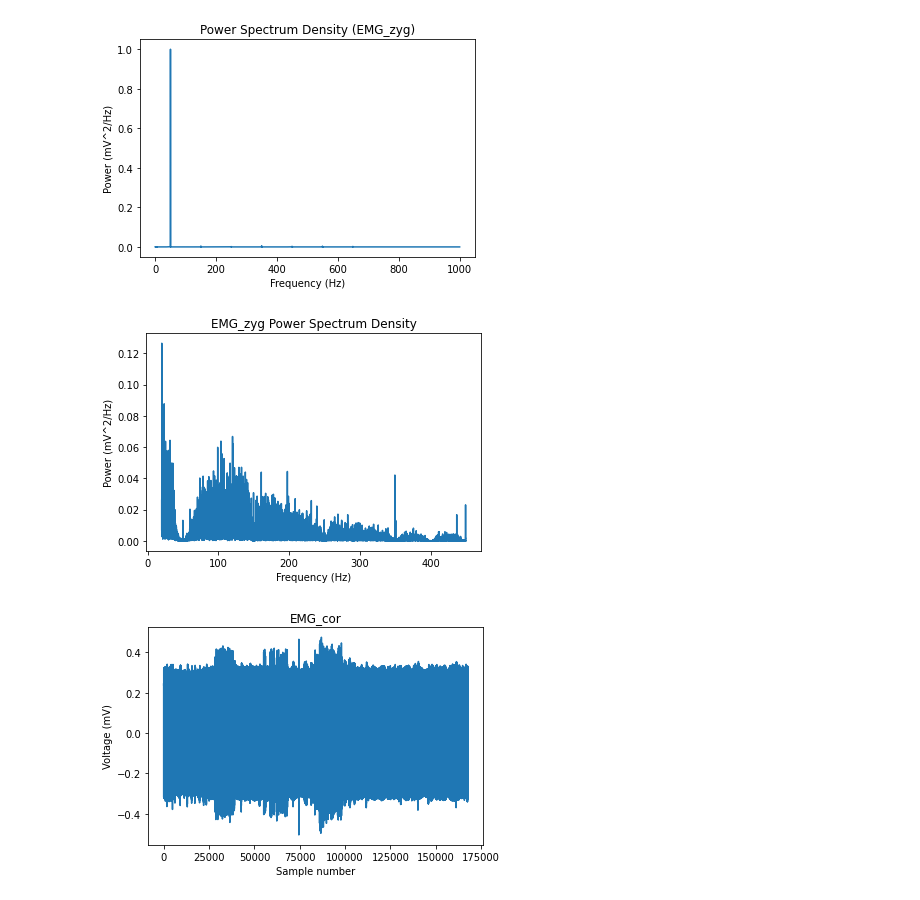
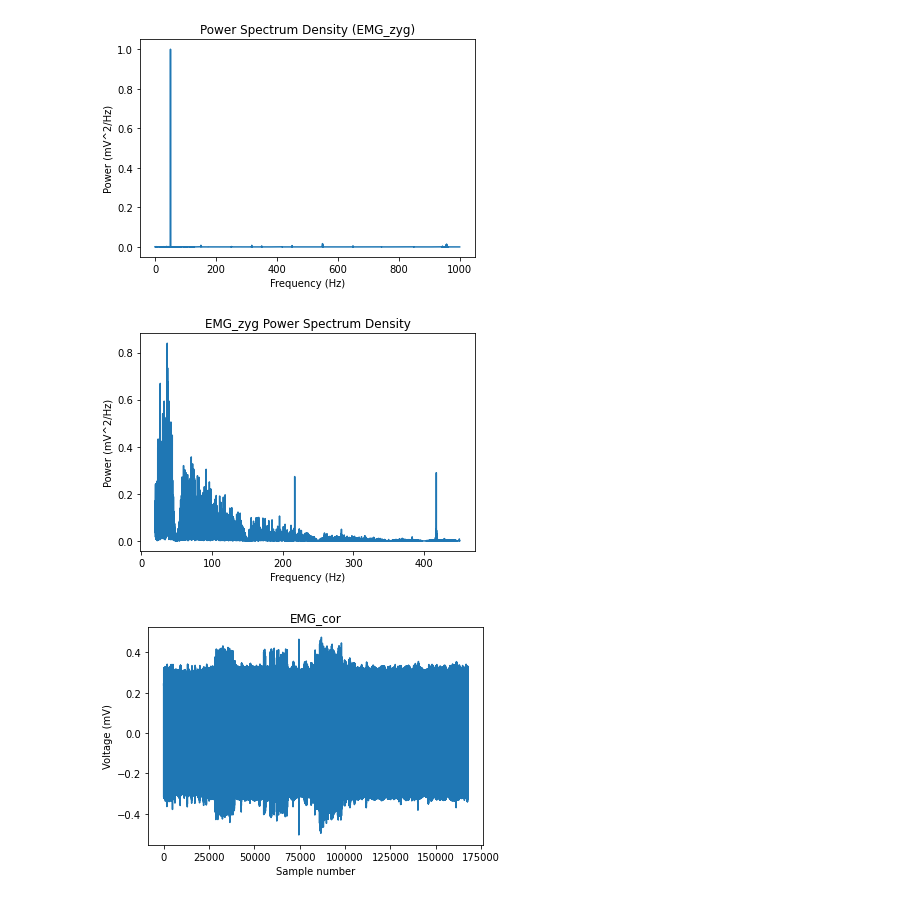
Before and after one commit to WiIIson/EMGFlow-Python-Package, a Jupyter notebook: PeakAffectDS-Analysis2.ipynb, the cells around one changed output. Drawn from its saved outputs; the diff is of its cells as text; code cells hidden in the pictures.

```diff
--- a/PeakAffectDS-Analysis2.ipynb
+++ b/PeakAffectDS-Analysis2.ipynb
@@ -30,7 +30,7 @@ s8_7_2 = 'Data/Raw_PID_01-10/08/08-07-02.csv'
 s11 = 'Data/Raw_PID_11-20/11/11-01-06.csv'
 
 # Load and display data stats
-sub_dat = pd.read_csv(s11)
+sub_dat = pd.read_csv(s8_6_2)
 print('rows =', len(sub_dat.index))
 sub_dat.head()
 # %% [output]
@@ -108,31 +108,31 @@ sampling_rate = 2000
 # %%
 #
 # Construct filtered PSD for EMG_cor
 #
 
 # Define the frequencies to filter and the Q-factors to use for each
-Hzs = [50, 150, 250, 350, 400, 450, 550, 650, 750, 850, 950]
-Qs =  [ 1,  25,  25,  25,  25,  25,  25,  25,  25,  25,  10]
+Hzs = [50, 150, 250, 350, 400, 450, 550, 650, 750, 850, 950, 317]
+Qs =  [ 5,  25,  25,  25,  25,  25,  25,  25,  25,  25,  25,  50]
 
 # Apply notch filters to each specified frequency
 zyg = sub_dat['EMG_zyg']
 for i in range(len(Hzs)):
     zyg = apply_notch_filter(zyg, Hzs[i], Qs[i], sampling_rate)
 
 # Create PSD graph and only display frequencies in 20 - 450 Hz range
 psd = nk.signal_psd(zyg, sampling_rate=sampling_rate)
 psd = zoomIn(psd, 20, 450)
 
 # Plot PSD graph
 plt.clf()
 plt.plot(psd['Frequency'], psd['Power'])
 plt.xlabel('Frequency (Hz)')
 plt.ylabel('Power (mV^2/Hz)')
 plt.title('EMG_zyg Power Spectrum Density')
 #plt.ylim(top=0.2)
 plt.show()
 # %% [output]
-[figure, old version]
+[figure, new version]
 # %%
 #
 # Plot EMG_cor
```
Also changed, not shown: parts of 3 cells of this notebook, 5 other files.
